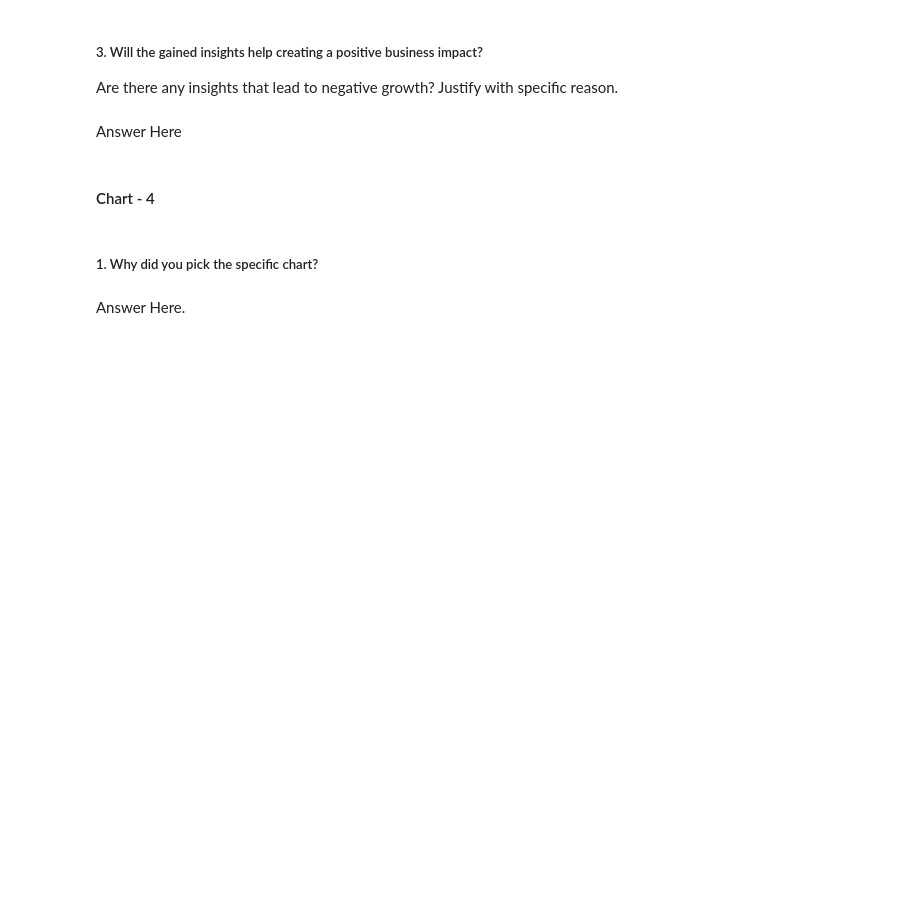
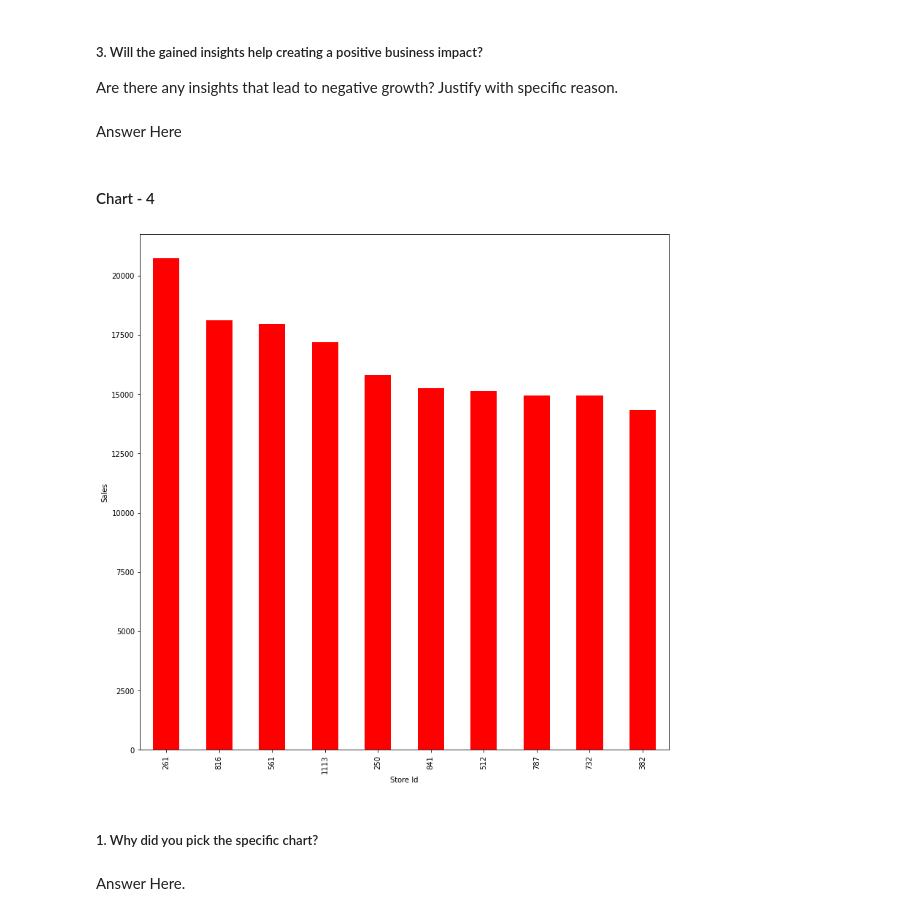
Before and after one commit to Ashif-khan033/Retail_Sales_Prediction, a Jupyter notebook: Retail_Sales_Prediction.ipynb, the cells around one changed output. Drawn from its saved outputs; the diff is of its cells as text; code cells hidden in the pictures; blank space fills up the shorter version.

```diff
--- a/Retail_Sales_Prediction.ipynb
+++ b/Retail_Sales_Prediction.ipynb
@@ -478,3 +496,13 @@ Answer Here
+# %%
+# Chart - 4 visualization code
+# top 10 stores with highest average sales
+top10stores = df_rossmann.groupby('Store').agg({'Sales': ['mean','std']}).reset_index()['Sales'].sort_values('mean', ascending = False)[:10]
+top10stores['mean'].plot(kind = 'bar', color = 'r')
+plt.ylabel('Sales')
+plt.xlabel('Store Id')
+plt.show()
+# %% [output]
+[figure, added]
 # %% [markdown]
 ##### 1. Why did you pick the specific chart?
 # %% [markdown]
```
Also changed, not shown: parts of 9 cells of this notebook.
